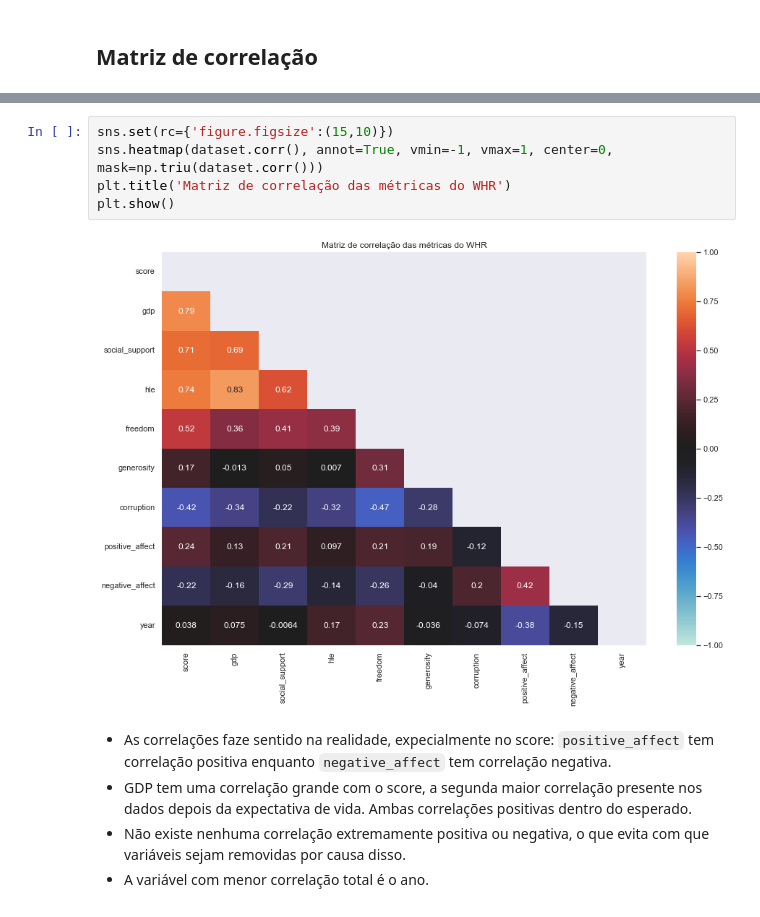
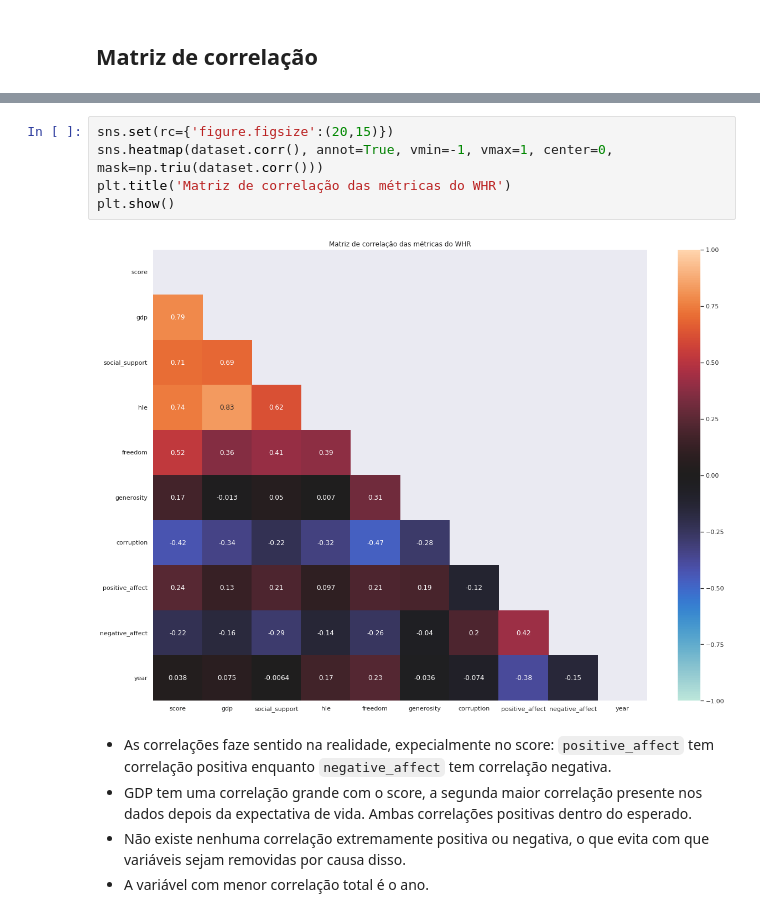
Before and after one commit to SalatielBairros/world-happiness-report, a Jupyter notebook: analysis/MultivariateAnalysis.ipynb, the cells around one changed output, grey strips where cells are left out. Drawn from its saved outputs; the diff is of its cells as text.

```diff
--- a/analysis/MultivariateAnalysis.ipynb
+++ b/analysis/MultivariateAnalysis.ipynb
@@ -37,12 +37,12 @@ dataset.corr()
 | negative_affect | -0.222461 | -0.160629 | -0.287958 | -0.137337 | -0.256278 | -0.040181 | 0.204141 | 0.423639 | ... |
 | year | 0.037531 | 0.074857 | -0.006371 | 0.165953 | 0.227725 | -0.036023 | -0.074125 | -0.375988 | ... |
 # %%
-sns.set(rc={'figure.figsize':(15,10)})
+sns.set(rc={'figure.figsize':(20,15)})
 sns.heatmap(dataset.corr(), annot=True, vmin=-1, vmax=1, center=0, mask=np.triu(dataset.corr()))
 plt.title('Matriz de correlação das métricas do WHR')
 plt.show()
 # %% [output]
-[figure, old version]
+[figure, new version]
 # %% [markdown]
 * As correlações faze sentido na realidade, expecialmente no score: `positive_affect` tem correlação positiva enquanto `negative_affect` tem correlação negativa.
 * GDP tem uma correlação grande com o score, a segunda maior correlação presente nos dados depois da expectativa de vida. Ambas correlações positivas dentro do esperado.
```
Also changed, not shown: parts of 20 cells of this notebook.
